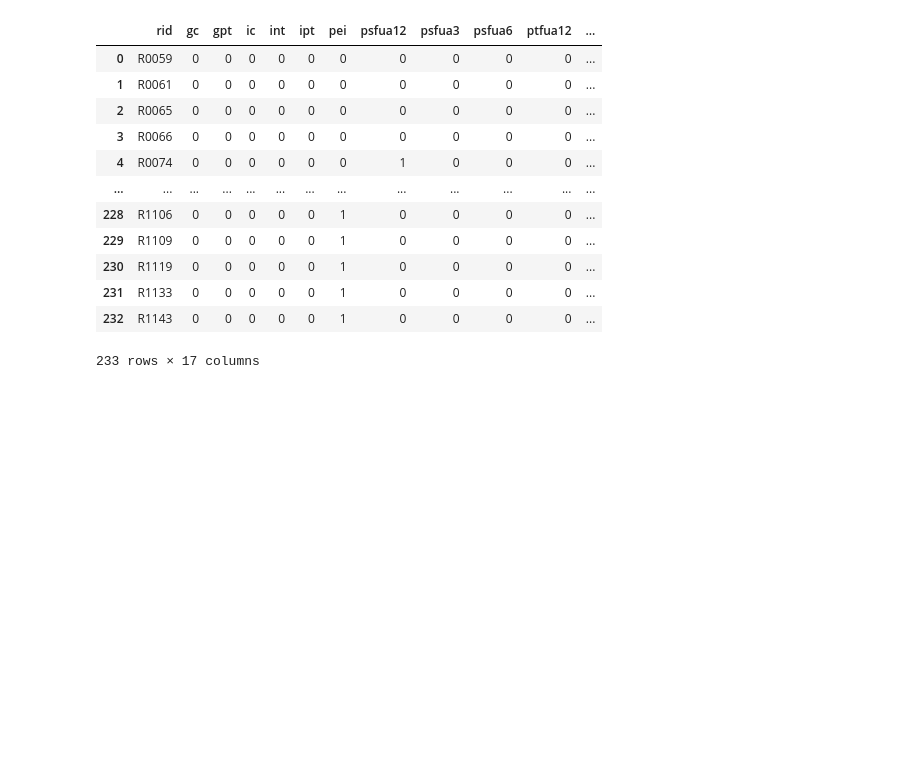
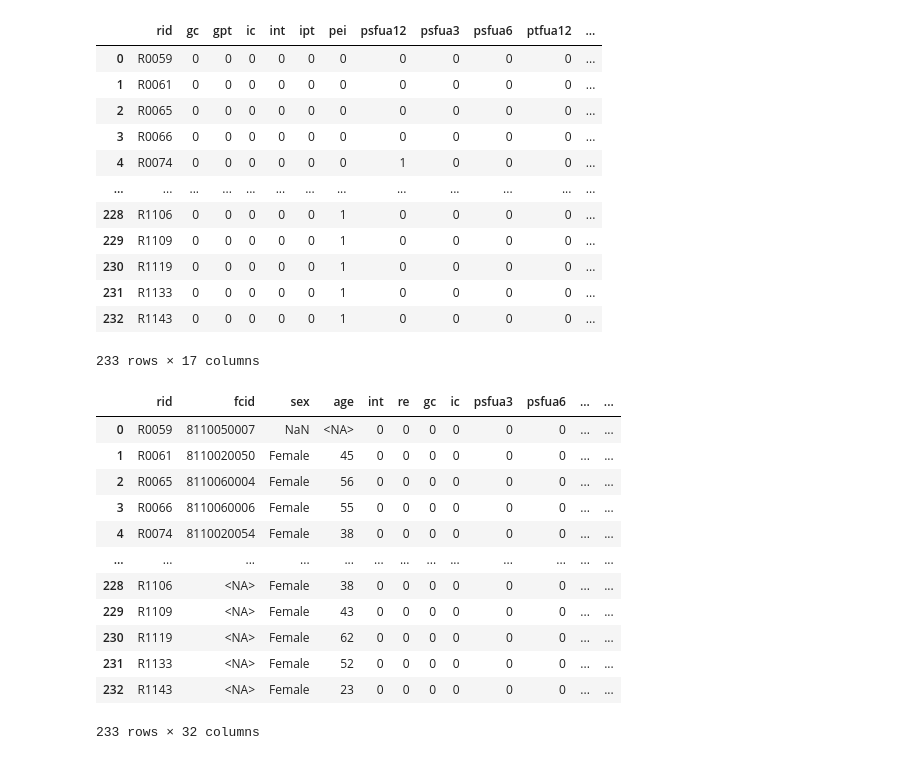
Before and after one commit to ModarYaghi/fc-performeter, a Jupyter notebook: notebooks/unvfvt_rev.ipynb, the cells around one changed output. Cells and saved outputs as stored; diff of their text form; code cells hidden in the pictures; blank space fills up the shorter version.

```diff
--- a/notebooks/unvfvt_rev.ipynb
+++ b/notebooks/unvfvt_rev.ipynb
@@ -63,3 +63,35 @@ grand
 | 745 | R0378 | 8110050066 | Female | 38 | td | 2023-08-25 | 0 | Yes | ... |
 | 746 | R0460 | 8110090003 | Female | 27 | td | 2023-10-04 | 0 | Yes | ... |
 747 rows × 19 columns
+# %%
+# Define the list of columns you're interested in
+columns_of_interest = ['family_of_missing', 'survivor_of_detention', 'primary_torture',
+                       'secondary_torture', 'sexual_violation_a', 'sexual_violation_p',
+                       'hrd', 'journalist', 'wov', 'stgbv', 'lgbti', 'other']
+
+sort_order = {'Yes': 0, 'No': 1, 'NaN': 2, np.nan: 2}
+
+_grand = grand.copy()
+# Dynamically creating sort keys
+for column in columns_of_interest:
+    _grand[f'{column}_sort_key'] = _grand[column].map(sort_order).fillna(2)
+
+# Dynamically build the list of columns to sort by, including 'rid' and all sort key columns
+sort_columns = ['rid'] + [f'{column}_sort_key' for column in columns_of_interest]
+
+# Now sort the DataFrame by 'rid' and the dynamically created sort key columns
+df_sorted = _grand.sort_values(by=sort_columns)
+
+# Since we've sorted based on dynamically created keys, there's no need to drop non-existent keys
+# Drop duplicates keeping the first occurrence for each 'rid'
+df_unique = df_sorted.drop_duplicates(subset='rid')
+
+# Optionally, drop the sort key columns to clean up the DataFrame
+df_unique = df_unique.copy()
+df_unique.drop(columns=[f'{column}_sort_key' for column in columns_of_interest], inplace=True)
+
+# This will give you the deduplicated DataFrame based on 'rid' with preferred values
+
+# Display DataFrame after dropping duplicates
+# print("\nDataFrame after dropping duplicates:")
+df_unique
@@ -100,3 +188,24 @@ pivot_grand_service_encoded
 | 231 | R1133 | 0 | 0 | 0 | 0 | 0 | 1 | 0 | 0 | 0 | 0 | ... |
 | 232 | R1143 | 0 | 0 | 0 | 0 | 0 | 1 | 0 | 0 | 0 | 0 | ... |
 233 rows × 17 columns
+# %%
+# ptreint = pd.merge(ptreint, unique_intake[["rid", "family_of_missing", "survivor_of_detention", "primary_torture", "secondary_torture", "sexual_violation_a", "sexual_violation_p", "hrd", "journalist", "wov", "stgbv", "lgbti", "other"]], on='rid', how='left')
+merge_columns = ['rid', 'fcid', 'sex', 'age', 'family_of_missing', 'survivor_of_detention', 'primary_torture', 'secondary_torture', 'sexual_violation_a', 'sexual_violation_p', 'hrd', 'journalist', 'wov', 'stgbv', 'lgbti', 'other']
+pivot_grand_service_encoded_merged = pd.merge(pivot_grand_service_encoded, df_unique[merge_columns], on='rid', how='left' )
+columns_order = ['rid', 'fcid', 'sex', 'age', 'int', 're', 'gc', 'ic', 'psfua3', 'psfua6', 'psfua12', 'ptint', 'ptreint', 'gpt', 'ipt', 'ptfua3', 'ptfua6', 'ptfua12', 'pei', 'td', 'family_of_missing', 'survivor_of_detention', 'primary_torture', 'secondary_torture', 'sexual_violation_a', 'sexual_violation_p', 'hrd', 'journalist', 'wov', 'stgbv', 'lgbti', 'other']
+pivot_grand_service_encoded_merged = pivot_grand_service_encoded_merged[columns_order]
+pivot_grand_service_encoded_merged.to_csv(os.path.join(unvfvt23, 'grandBeneficiariesEncodedPivotedUniqueDataset23.csv'), index=False)
+# %% [output]
+|  | rid | fcid | sex | age | int | re | gc | ic | psfua3 | psfua6 | ... | ... |
+| 0 | R0059 | 8110050007 | NaN | <NA> | 0 | 0 | 0 | 0 | 0 | 0 | ... | ... |
+| 1 | R0061 | 8110020050 | Female | 45 | 0 | 0 | 0 | 0 | 0 | 0 | ... | ... |
+| 2 | R0065 | 8110060004 | Female | 56 | 0 | 0 | 0 | 0 | 0 | 0 | ... | ... |
+| 3 | R0066 | 8110060006 | Female | 55 | 0 | 0 | 0 | 0 | 0 | 0 | ... | ... |
+| 4 | R0074 | 8110020054 | Female | 38 | 0 | 0 | 0 | 0 | 0 | 0 | ... | ... |
+| ... | ... | ... | ... | ... | ... | ... | ... | ... | ... | ... | ... | ... |
+| 228 | R1106 | <NA> | Female | 38 | 0 | 0 | 0 | 0 | 0 | 0 | ... | ... |
+| 229 | R1109 | <NA> | Female | 43 | 0 | 0 | 0 | 0 | 0 | 0 | ... | ... |
+| 230 | R1119 | <NA> | Female | 62 | 0 | 0 | 0 | 0 | 0 | 0 | ... | ... |
+| 231 | R1133 | <NA> | Female | 52 | 0 | 0 | 0 | 0 | 0 | 0 | ... | ... |
+| 232 | R1143 | <NA> | Female | 23 | 0 | 0 | 0 | 0 | 0 | 0 | ... | ... |
+233 rows × 32 columns
```
Also changed, not shown: parts of 7 cells of this notebook, 5 other files.
